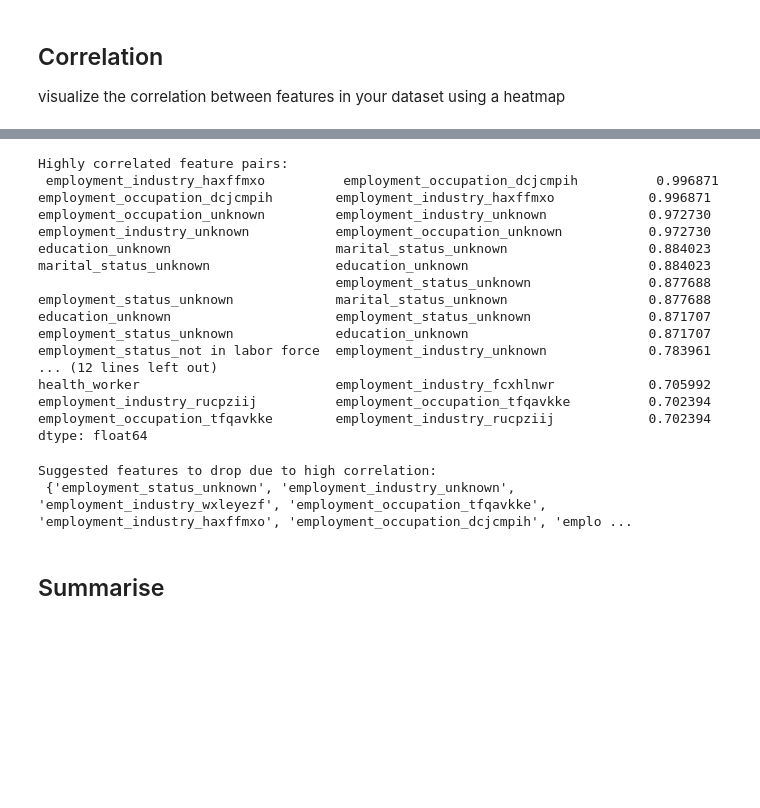
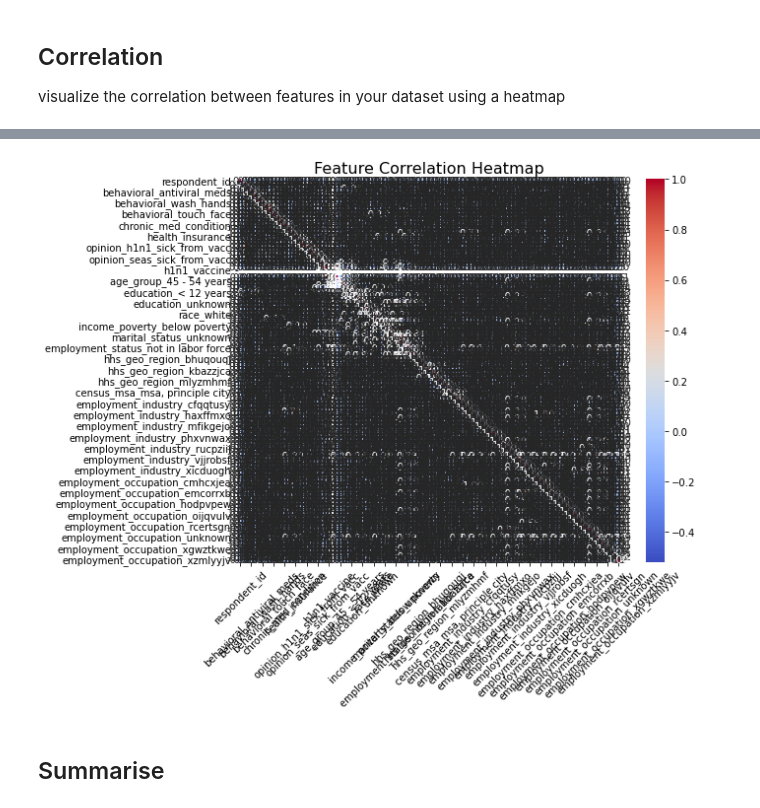
Before and after one commit to MaryBennah/Phase3-Predict-H1N1-Seasonal-Flu-Vaccines, a Jupyter notebook: Predict H1N1 and Seasonal Flu Vaccines.ipynb, the cells around one changed output, grey strips where cells are left out. Saved outputs shown, nothing was run; the diff lists cells and outputs as text; code cells hidden in the pictures; blank space fills up the shorter version.

```diff
--- a/Predict H1N1 and Seasonal Flu Vaccines.ipynb
+++ b/Predict H1N1 and Seasonal Flu Vaccines.ipynb
@@ -359,41 +401,23 @@ plt.show()
-# %%
-# List feature pairs with strong correlations
-corr_pairs = corr.abs().unstack()  # flatten matrix
-# Remove self-correlations
-corr_pairs = corr_pairs[corr_pairs < 1]
-# Keep only correlations > 0.7
-high_corr = corr_pairs[corr_pairs > 0.7].sort_values(ascending=False)
-print("Highly correlated feature pairs:\n", high_corr)
-# %% [output]
-Highly correlated feature pairs:
- employment_industry_haxffmxo          employment_occupation_dcjcmpih          0.996871
-employment_occupation_dcjcmpih        employment_industry_haxffmxo            0.996871
-employment_occupation_unknown         employment_industry_unknown             0.972730
-employment_industry_unknown           employment_occupation_unknown           0.972730
-education_unknown                     marital_status_unknown                  0.884023
-marital_status_unknown                education_unknown                       0.884023
-                                      employment_status_unknown               0.877688
-employment_status_unknown             marital_status_unknown                  0.877688
-education_unknown                     employment_status_unknown               0.871707
-employment_status_unknown             education_unknown                       0.871707
-employment_status_not in labor force  employment_industry_unknown             0.783961
-... (12 lines left out)
-health_worker                         employment_industry_fcxhlnwr            0.705992
-employment_industry_rucpziij          employment_occupation_tfqavkke          0.702394
-employment_occupation_tfqavkke        employment_industry_rucpziij            0.702394
-dtype: float64
-# %%
-# Optional: get a set of features to drop
-# (keep one feature per highly correlated pair)
-to_drop = set()
-for feat1, feat2 in high_corr.index:
-    # choose one to drop (example: drop the second feature)
-    to_drop.add(feat2)
-
-print("\nSuggested features to drop due to high correlation:\n", to_drop)
-# %% [output]
-Suggested features to drop due to high correlation:
- {'employment_status_unknown', 'employment_industry_unknown', 'employment_industry_wxleyezf', 'employment_occupation_tfqavkke', 'employment_industry_haxffmxo', 'employment_occupation_dcjcmpih', 'emplo ...
+# %%
+# Select only numeric columns
+numeric_df = df.select_dtypes(include='number')
+
+# Compute correlation
+corr = numeric_df.corr()
+
+# Set figure size BEFORE plotting
+plt.figure(figsize=(10,8))  # adjust width & height as needed
+
+# Plot heatmap
+sns.heatmap(corr, annot=True, fmt='.2f', cmap='coolwarm', square=True)
+
+plt.title('Feature Correlation Heatmap', fontsize=16)
+plt.xticks(rotation=45)  # rotate x labels for readability
+plt.yticks(rotation=0)   # keep y labels horizontal
+plt.tight_layout()       # adjust layout so nothing is cut off
+plt.show()
+# %% [output]
+[figure, added]
 # %% [markdown]
 ## Summarise
 # %%
```
Also changed, not shown: parts of 14 cells of this notebook.
